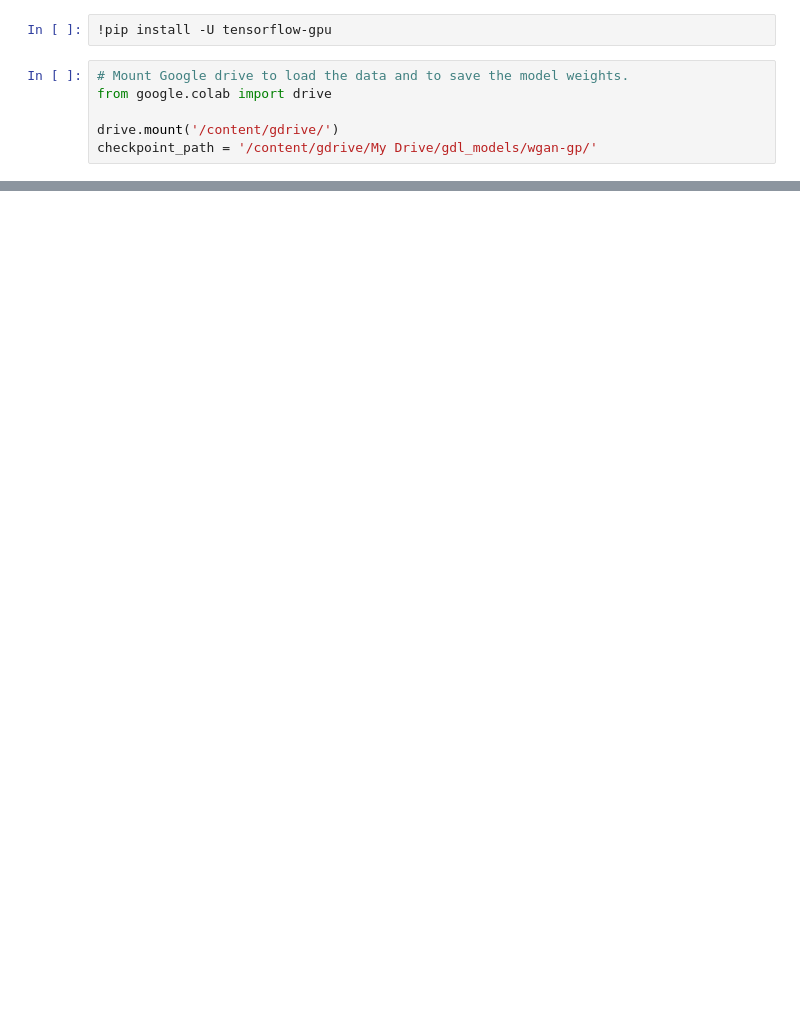
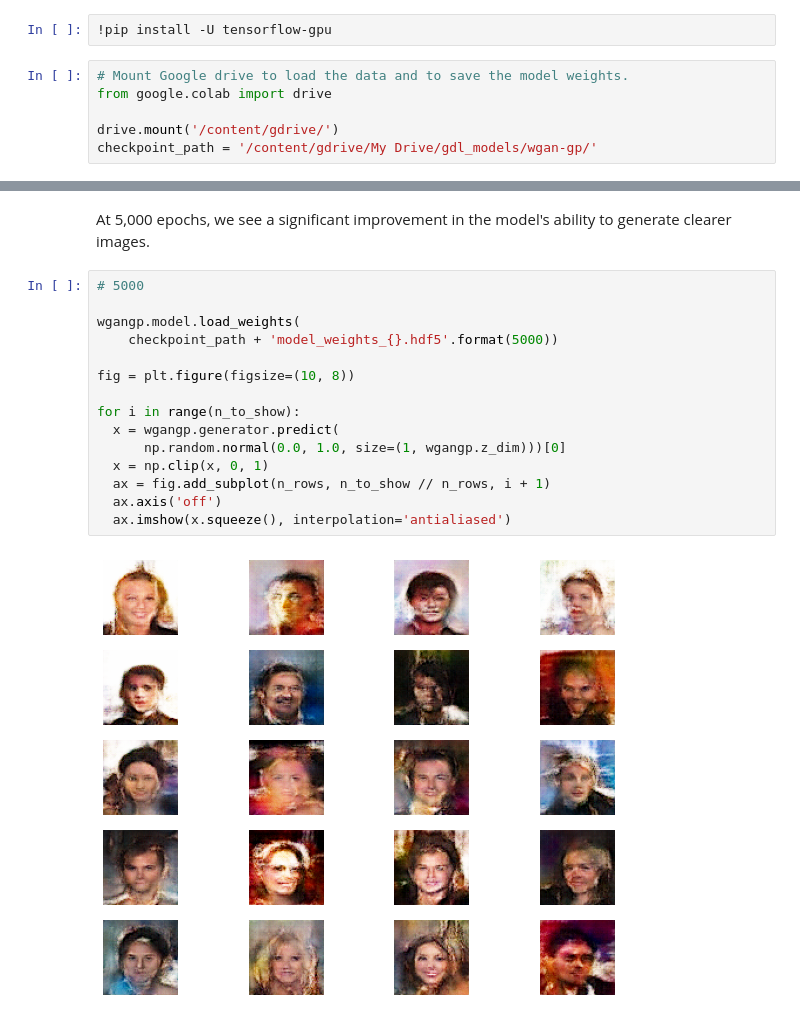
Before and after one commit to DCtheTall/generative-deep-learning, a Jupyter notebook: 4-generative-adversarial-networks/WGAN-GP.ipynb, the cells around one changed output, grey strips where cells are left out. Drawn from its saved outputs; the diff is of its cells as text; blank space fills up the shorter version.

```diff
--- a/4-generative-adversarial-networks/WGAN-GP.ipynb
+++ b/4-generative-adversarial-networks/WGAN-GP.ipynb
@@ -231,0 +374,19 @@ TODO Add model summary
+# %% [markdown]
+At 5,000 epochs, we see a significant improvement in the model's ability to generate clearer images.
+# %%
+# 5000
+
+wgangp.model.load_weights(
+    checkpoint_path + 'model_weights_{}.hdf5'.format(5000))
+
+fig = plt.figure(figsize=(10, 8))
+
+for i in range(n_to_show):
+  x = wgangp.generator.predict(
+      np.random.normal(0.0, 1.0, size=(1, wgangp.z_dim)))[0]
+  x = np.clip(x, 0, 1)
+  ax = fig.add_subplot(n_rows, n_to_show // n_rows, i + 1)
+  ax.axis('off')
+  ax.imshow(x.squeeze(), interpolation='antialiased')
+# %% [output]
+[figure, added]
```
Also changed, not shown: parts of 21 cells of this notebook.
